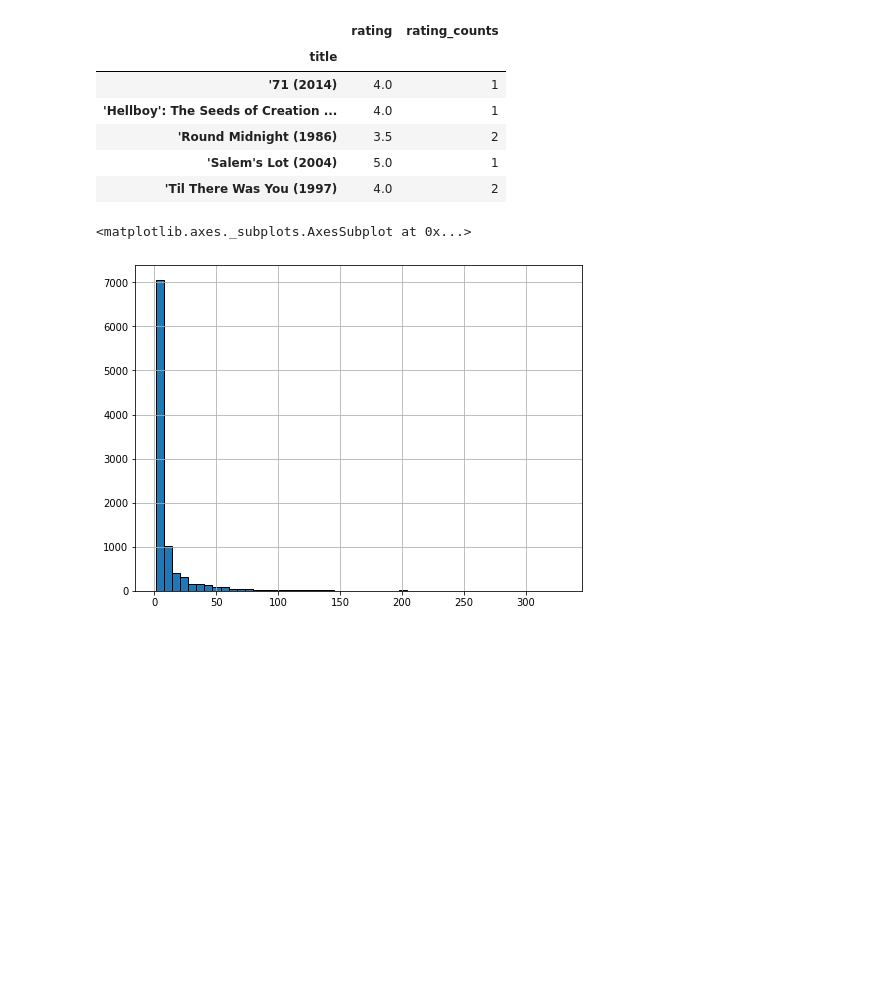
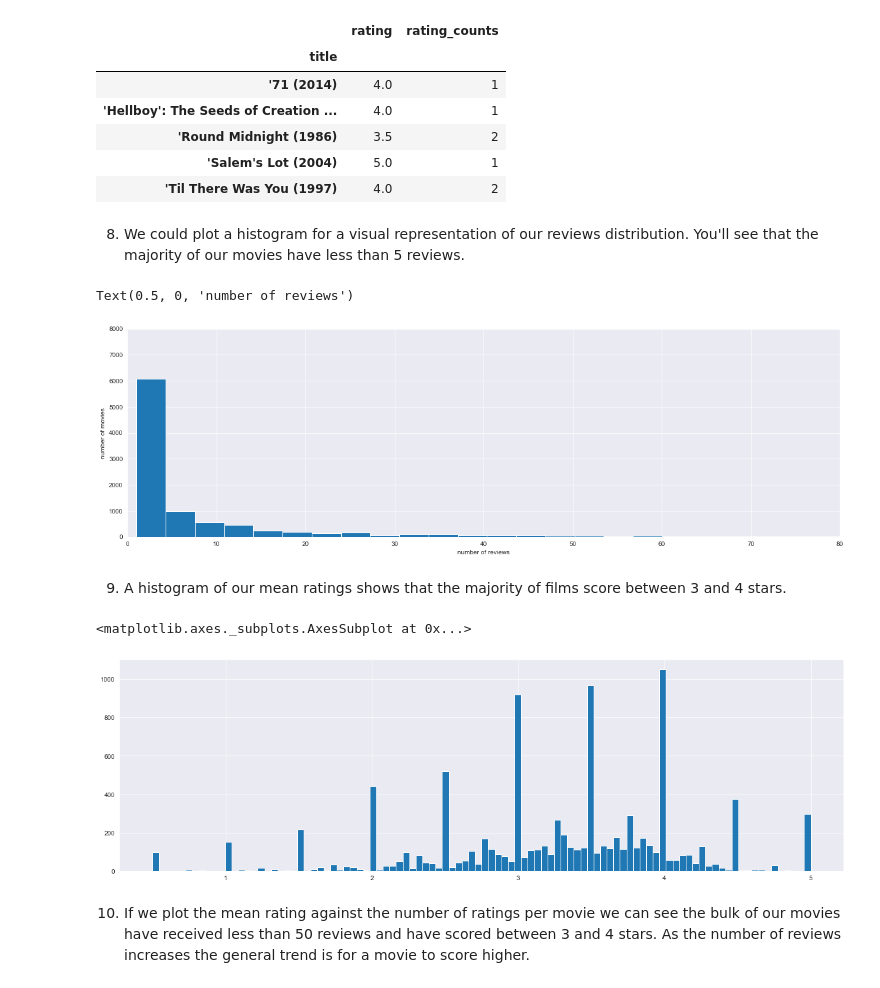
Before and after one commit to Mikaayel/movie-recommender-systems, a Jupyter notebook: chapter 2 - analyse data.ipynb, the cells around one changed output. Cells and saved outputs as stored; diff of their text form; code cells hidden in the pictures; blank space fills up the shorter version.

```diff
--- a/chapter 2 - analyse data.ipynb
+++ b/chapter 2 - analyse data.ipynb
@@ -83,11 +84,27 @@ ratings_mean_count.head()
 | 'Round Midnight (1986) | 3.5 | 2 |
 | 'Salem's Lot (2004) | 5.0 | 1 |
 | 'Til There Was You (1997) | 4.0 | 2 |
+# %% [markdown]
+8. We could plot a histogram for a visual representation of our reviews distribution. You'll see that the majority of our movies have less than 5 reviews.
+# %%
+plt.figure(figsize=(20,6))
+plt.rcParams['patch.force_edgecolor'] = True
+ratings_mean_count['rating_counts'].hist(bins=100)
+plt.ylabel('number of movies')
+plt.axis([0, 80, 0, 8000])
+plt.xlabel('number of reviews')
+# %% [output]
+Text(0.5, 0, 'number of reviews')
+[figure, added]
+# %% [markdown]
+9. A histogram of our mean ratings shows that the majority of films score between 3 and 4 stars.
 # %%
-plt.figure(figsize=(8,6))
+plt.figure(figsize=(20,6))
 plt.rcParams['patch.force_edgecolor'] = True
-ratings_mean_count['rating_counts'].hist(bins=50)
+ratings_mean_count['rating'].hist(bins=100)
 # %% [output]
 <matplotlib.axes._subplots.AxesSubplot at 0x...>
-[figure, old version]
+[figure, new version]
+# %% [markdown]
+10. If we plot the mean rating against the number of ratings per movie we can see the bulk of our movies have received less than 50 reviews and have scored between 3 and 4 stars. As the number of reviews increases the general trend is for a movie to score higher.
 # %%
```
Also changed, not shown: parts of 14 cells of this notebook, 1 other file.
